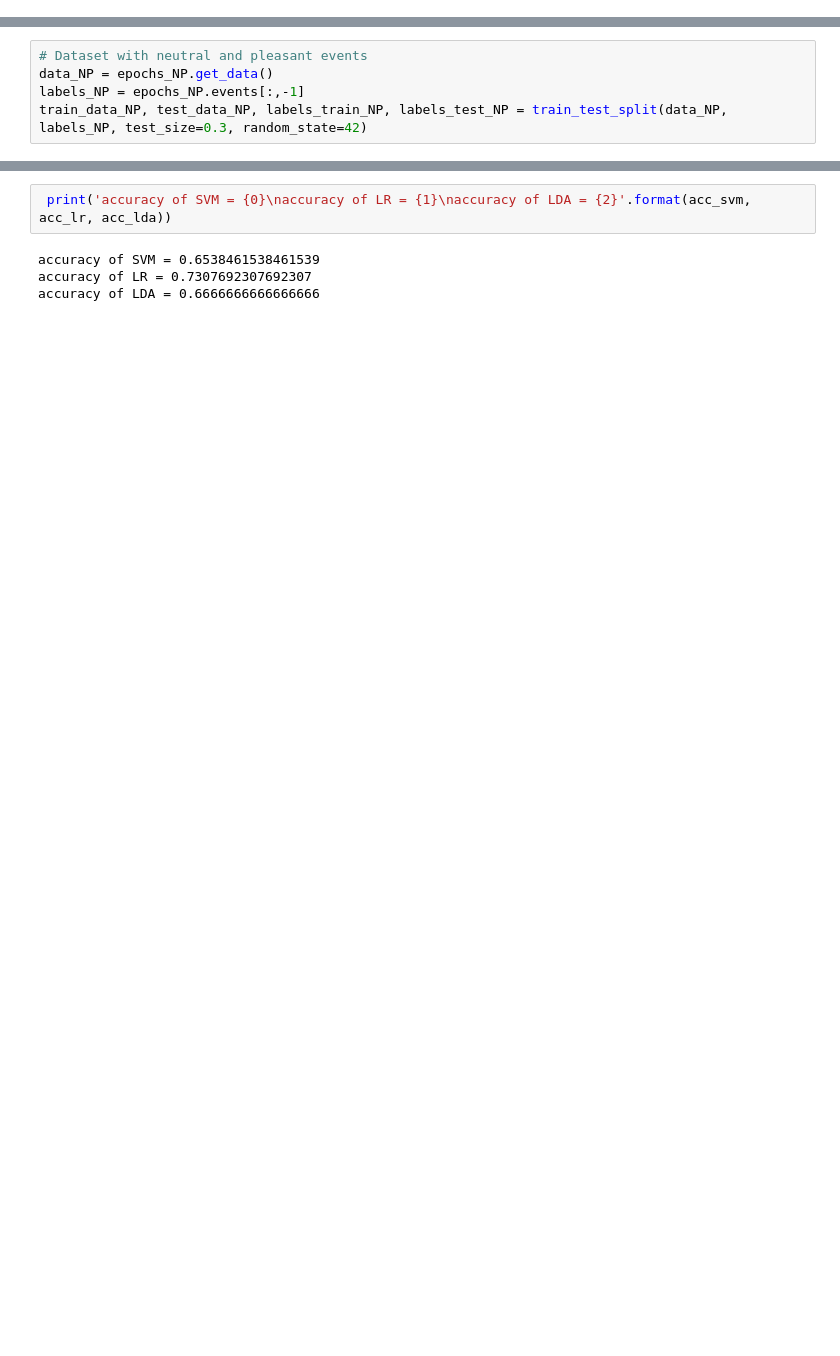
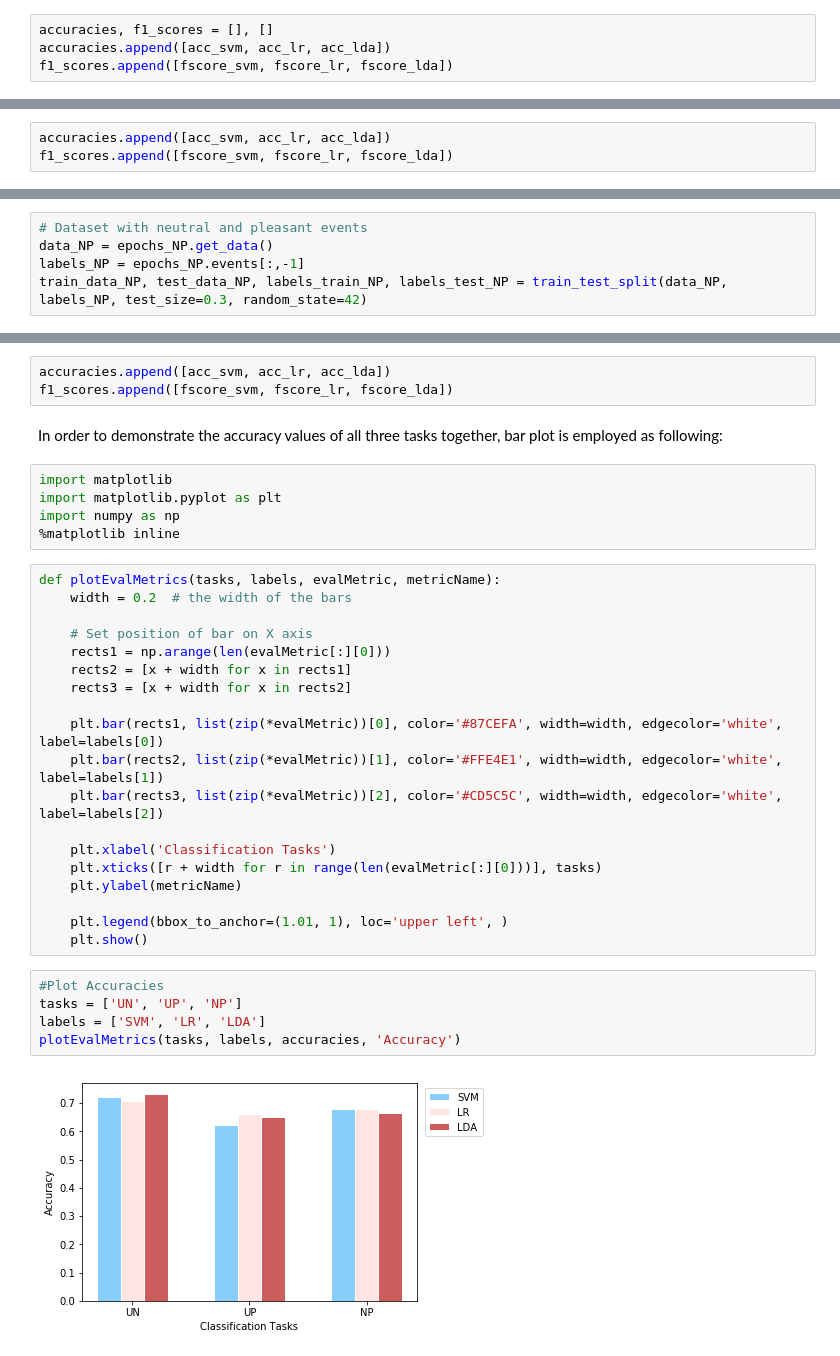
Before and after one commit to aath0/AlgorithmsNeuroscience, a Jupyter notebook: Tutorials/Applying Machine Learning Methods-1.ipynb, the cells around one changed output, grey strips where cells are left out. Saved outputs shown, nothing was run; the diff lists cells and outputs as text; blank space fills up the shorter version.

Commit message:
Plots and discussion of the  results are added

```diff
--- a/Tutorials/Applying Machine Learning Methods-1.ipynb
+++ b/Tutorials/Applying Machine Learning Methods-1.ipynb
@@ -199 +215,5 @@ accuracy of LDA = 0.7333333333333333
+# %%
+accuracies, f1_scores = [], []
+accuracies.append([acc_svm, acc_lr, acc_lda])
+f1_scores.append([fscore_svm, fscore_lr, fscore_lda])
 # %% [markdown]
@@ -296 +333,4 @@ accuracy of LDA = 0.5844155844155844
+# %%
+accuracies.append([acc_svm, acc_lr, acc_lda])
+f1_scores.append([fscore_svm, fscore_lr, fscore_lda])
 # %% [markdown]
@@ -384,6 +446,36 @@ Accuracy of LDA model: 0.6666666666666666
-# %%
- print('accuracy of SVM = {0}\naccuracy of LR = {1}\naccuracy of LDA = {2}'.format(acc_svm, acc_lr, acc_lda))
-# %% [output]
-accuracy of SVM = 0.6538461538461539
-accuracy of LR = 0.7307692307692307
-accuracy of LDA = 0.6666666666666666
+# %%
+accuracies.append([acc_svm, acc_lr, acc_lda])
+f1_scores.append([fscore_svm, fscore_lr, fscore_lda])
+# %% [markdown]
+In order to demonstrate the accuracy values of all three tasks together, bar plot is employed as following:
+# %%
+import matplotlib
+import matplotlib.pyplot as plt
+import numpy as np
+%matplotlib inline
+# %%
+def plotEvalMetrics(tasks, labels, evalMetric, metricName):
+    width = 0.2  # the width of the bars
+
+    # Set position of bar on X axis
+    rects1 = np.arange(len(evalMetric[:][0]))
+    rects2 = [x + width for x in rects1]
+    rects3 = [x + width for x in rects2]
+
+    plt.bar(rects1, list(zip(*evalMetric))[0], color='#87CEFA', width=width, edgecolor='white', label=labels[0])
+    plt.bar(rects2, list(zip(*evalMetric))[1], color='#FFE4E1', width=width, edgecolor='white', label=labels[1])
+    plt.bar(rects3, list(zip(*evalMetric))[2], color='#CD5C5C', width=width, edgecolor='white', label=labels[2])
+
+    plt.xlabel('Classification Tasks')
+    plt.xticks([r + width for r in range(len(evalMetric[:][0]))], tasks)
+    plt.ylabel(metricName)
+
+    plt.legend(bbox_to_anchor=(1.01, 1), loc='upper left', )
+    plt.show()
+# %%
+#Plot Accuracies
+tasks = ['UN', 'UP', 'NP']
+labels = ['SVM', 'LR', 'LDA']
+plotEvalMetrics(tasks, labels, accuracies, 'Accuracy')
+# %% [output]
+[figure, added]
```
Also changed, not shown: parts of 24 cells of this notebook.
